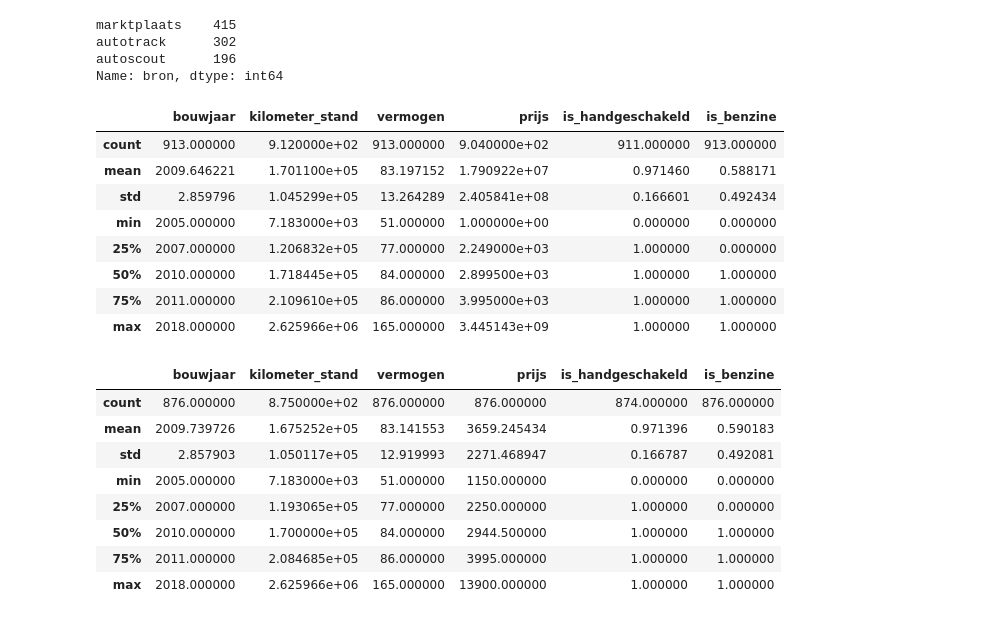
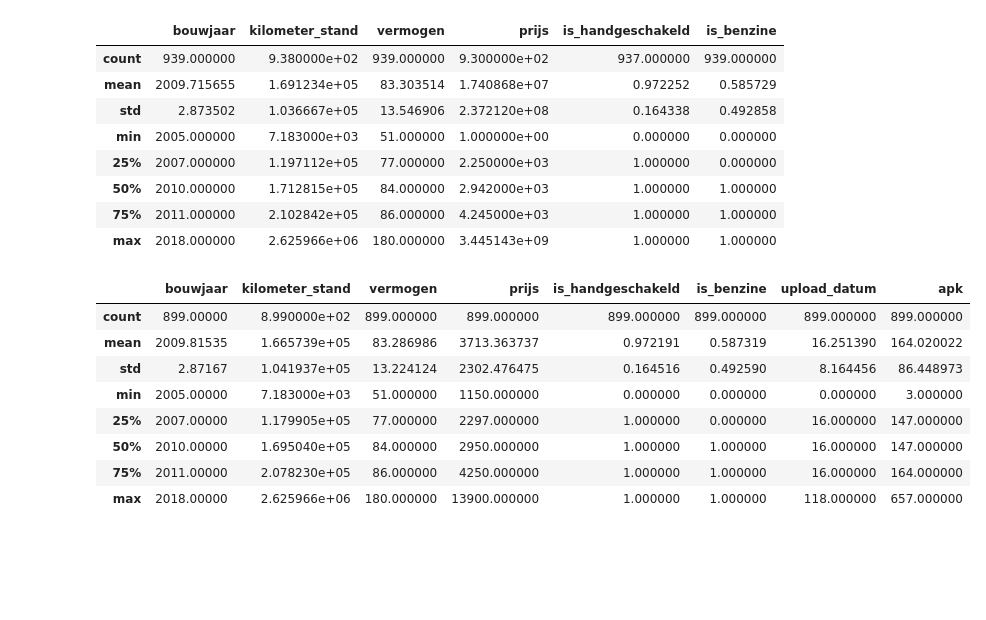
Before and after one commit to marcusabu/Autos, a Jupyter notebook: models/2. Preprocessing.ipynb, the cells around one changed output. Drawn from its saved outputs; the diff is of its cells as text; code cells hidden in the pictures; blank space fills up the shorter version.

```diff
--- a/models/2. Preprocessing.ipynb
+++ b/models/2. Preprocessing.ipynb
@@ -19,49 +19,42 @@ warnings.filterwarnings('ignore')
 conn = sqlite3.connect('../db.sqlite3')
 # %%
 df_raw = pd.read_sql_query("SELECT * FROM scraper_auto", conn)
-# %%
-df_raw['bron'].value_counts()
-# %% [output]
-marktplaats    415
-autotrack      302
-autoscout      196
-Name: bron, dtype: int64
 # %%
-target_names = ["bouwjaar", "kilometer_stand", "vermogen", "prijs", "is_handgeschakeld", "is_benzine", "upload_datum", "apk"]
+target_names = ["titel", "bouwjaar", "kilometer_stand", "vermogen", "prijs", "is_handgeschakeld", "is_benzine", "upload_datum", "apk"]
 df = df_raw[target_names]
 df.describe()
 # %% [output]
 |  | bouwjaar | kilometer_stand | vermogen | prijs | is_handgeschakeld | is_benzine |
-| count | 913.000000 | 9.120000e+02 | 913.000000 | 9.040000e+02 | 911.000000 | 913.000000 |
-| mean | 2009.646221 | 1.701100e+05 | 83.197152 | 1.790922e+07 | 0.971460 | 0.588171 |
-| std | 2.859796 | 1.045299e+05 | 13.264289 | 2.405841e+08 | 0.166601 | 0.492434 |
+| count | 939.000000 | 9.380000e+02 | 939.000000 | 9.300000e+02 | 937.000000 | 939.000000 |
+| mean | 2009.715655 | 1.691234e+05 | 83.303514 | 1.740868e+07 | 0.972252 | 0.585729 |
+| std | 2.873502 | 1.036667e+05 | 13.546906 | 2.372120e+08 | 0.164338 | 0.492858 |
 | min | 2005.000000 | 7.183000e+03 | 51.000000 | 1.000000e+00 | 0.000000 | 0.000000 |
-| 25% | 2007.000000 | 1.206832e+05 | 77.000000 | 2.249000e+03 | 1.000000 | 0.000000 |
-| 50% | 2010.000000 | 1.718445e+05 | 84.000000 | 2.899500e+03 | 1.000000 | 1.000000 |
-| 75% | 2011.000000 | 2.109610e+05 | 86.000000 | 3.995000e+03 | 1.000000 | 1.000000 |
-| max | 2018.000000 | 2.625966e+06 | 165.000000 | 3.445143e+09 | 1.000000 | 1.000000 |
+| 25% | 2007.000000 | 1.197112e+05 | 77.000000 | 2.250000e+03 | 1.000000 | 0.000000 |
+| 50% | 2010.000000 | 1.712815e+05 | 84.000000 | 2.942000e+03 | 1.000000 | 1.000000 |
+| 75% | 2011.000000 | 2.102842e+05 | 86.000000 | 4.245000e+03 | 1.000000 | 1.000000 |
+| max | 2018.000000 | 2.625966e+06 | 180.000000 | 3.445143e+09 | 1.000000 | 1.000000 |
 # %%
 MAX_PRICE = 30000
 MIN_PRICE = 1000
 df = df[(df['prijs'] > MIN_PRICE) & (df['prijs'] < MAX_PRICE)]
 
 MIN_BOUWJAAR = 2000
 df = df[df['bouwjaar'] > MIN_BOUWJAAR]
-df.describe()
 
 MAX_VERMOGEN = 500
 df = df[df['vermogen'] < MAX_VERMOGEN]
+
 df.describe()
 # %% [output]
-|  | bouwjaar | kilometer_stand | vermogen | prijs | is_handgeschakeld | is_benzine |
-| count | 876.000000 | 8.750000e+02 | 876.000000 | 876.000000 | 874.000000 | 876.000000 |
-| mean | 2009.739726 | 1.675252e+05 | 83.141553 | 3659.245434 | 0.971396 | 0.590183 |
-| std | 2.857903 | 1.050117e+05 | 12.919993 | 2271.468947 | 0.166787 | 0.492081 |
-| min | 2005.000000 | 7.183000e+03 | 51.000000 | 1150.000000 | 0.000000 | 0.000000 |
-| 25% | 2007.000000 | 1.193065e+05 | 77.000000 | 2250.000000 | 1.000000 | 0.000000 |
-| 50% | 2010.000000 | 1.700000e+05 | 84.000000 | 2944.500000 | 1.000000 | 1.000000 |
-| 75% | 2011.000000 | 2.084685e+05 | 86.000000 | 3995.000000 | 1.000000 | 1.000000 |
-| max | 2018.000000 | 2.625966e+06 | 165.000000 | 13900.000000 | 1.000000 | 1.000000 |
+|  | bouwjaar | kilometer_stand | vermogen | prijs | is_handgeschakeld | is_benzine | upload_datum | apk |
+| count | 899.00000 | 8.990000e+02 | 899.000000 | 899.000000 | 899.000000 | 899.000000 | 899.000000 | 899.000000 |
+| mean | 2009.81535 | 1.665739e+05 | 83.286986 | 3713.363737 | 0.972191 | 0.587319 | 16.251390 | 164.020022 |
+| std | 2.87167 | 1.041937e+05 | 13.224124 | 2302.476475 | 0.164516 | 0.492590 | 8.164456 | 86.448973 |
+| min | 2005.00000 | 7.183000e+03 | 51.000000 | 1150.000000 | 0.000000 | 0.000000 | 0.000000 | 3.000000 |
+| 25% | 2007.00000 | 1.179905e+05 | 77.000000 | 2297.000000 | 1.000000 | 0.000000 | 16.000000 | 147.000000 |
+| 50% | 2010.00000 | 1.695040e+05 | 84.000000 | 2950.000000 | 1.000000 | 1.000000 | 16.000000 | 147.000000 |
+| 75% | 2011.00000 | 2.078230e+05 | 86.000000 | 4250.000000 | 1.000000 | 1.000000 | 16.000000 | 164.000000 |
+| max | 2018.00000 | 2.625966e+06 | 180.000000 | 13900.000000 | 1.000000 | 1.000000 | 118.000000 | 657.000000 |
 # %%
 df['upload_datum'] = pd.to_datetime(df['upload_datum'])
 df['apk'] = pd.to_datetime(df['apk'])
```
Also changed, not shown: parts of 3 cells of this notebook, 10 other files.
